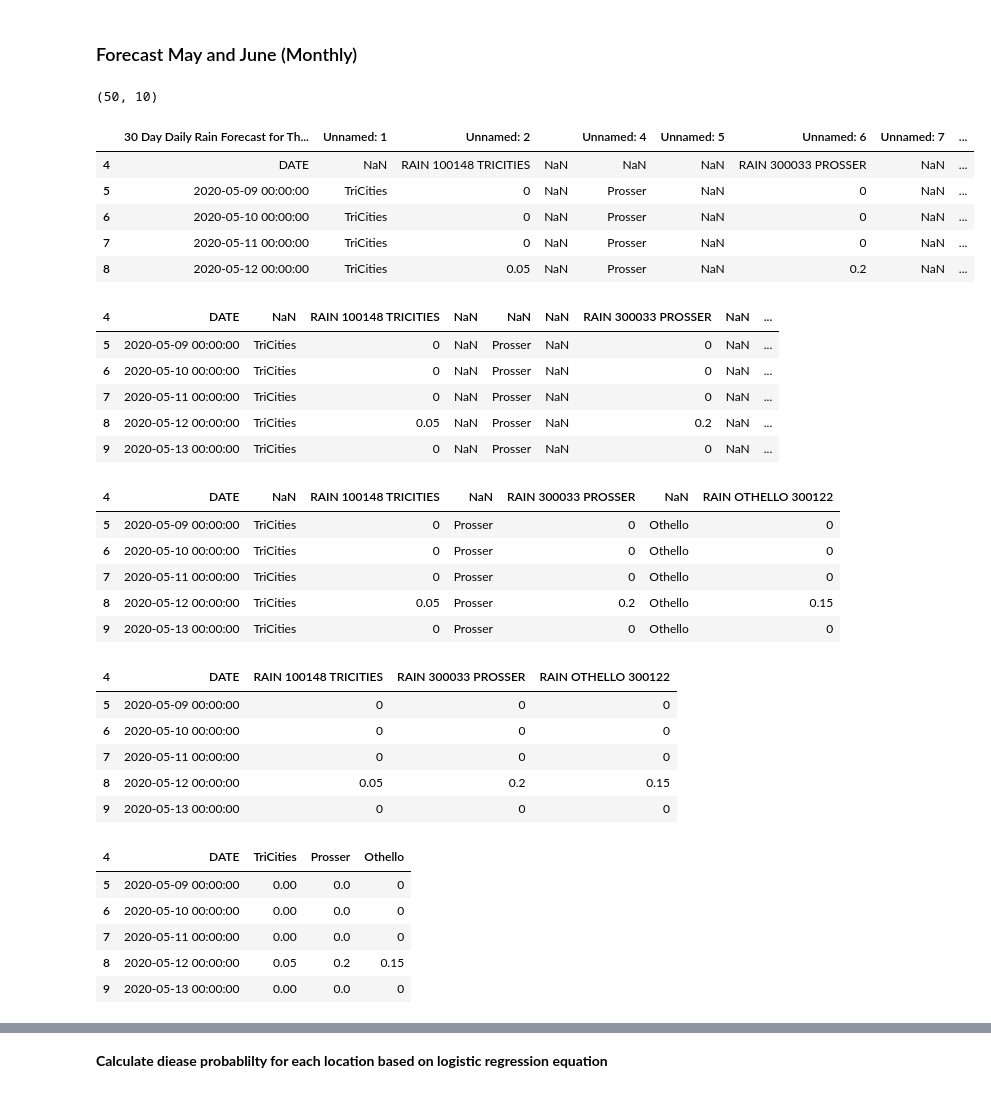
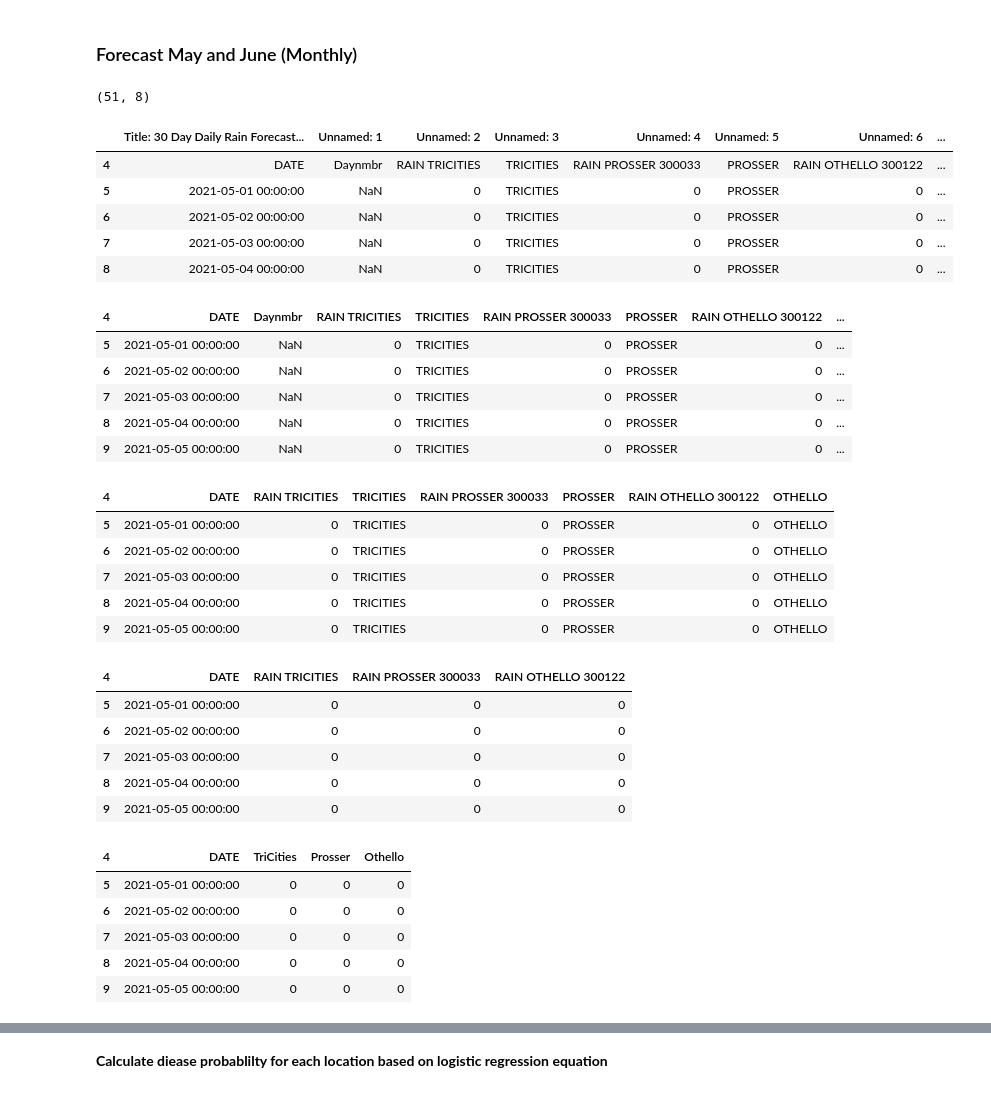
Before and after one commit to d-linnard/LateBlight, a Jupyter notebook: Scripts/Lateblight_2021.ipynb, the cells around one changed output, grey strips where cells are left out. Drawn from its saved outputs; the diff is of its cells as text; code cells hidden in the pictures.

Commit message:
forecasts week1

```diff
--- a/Scripts/Lateblight_2021.ipynb
+++ b/Scripts/Lateblight_2021.ipynb
@@ -208,63 +209,63 @@ RainDays_April_Tricities = np.array(grouped['RainyDays'][(grouped['Station']=='T
 # %% [markdown]
 ### Forecast May and June (Monthly)
 # %%
-df_forecast = pd.read_excel('C:/Users/sudha.gcupadhaya/Desktop/LateBlight/Forecasts/30DaySpotForecasts/5-9_6-13.xlsx', engine='openpyxl')
+df_forecast = pd.read_excel('C:/Users/sudha.gcupadhaya/Desktop/LateBlight/Data/2021/Week1//5-1_6-4.xlsx', engine='openpyxl')
 print(df_forecast.shape)
 df_forecast = df_forecast.iloc[4:41]
 df_forecast.head()
 # %% [output]
-(50, 10)
+(51, 8)
-|  | 30 Day Daily Rain Forecast for Th... | Unnamed: 1 | Unnamed: 2 |  | Unnamed: 4 | Unnamed: 5 | Unnamed: 6 | Unnamed: 7 | ... |
-| 4 | DATE | NaN | RAIN 100148 TRICITIES | NaN | NaN | NaN | RAIN 300033 PROSSER | NaN | ... |
-| 5 | 2020-05-09 00:00:00 | TriCities | 0 | NaN | Prosser | NaN | 0 | NaN | ... |
-| 6 | 2020-05-10 00:00:00 | TriCities | 0 | NaN | Prosser | NaN | 0 | NaN | ... |
-| 7 | 2020-05-11 00:00:00 | TriCities | 0 | NaN | Prosser | NaN | 0 | NaN | ... |
-| 8 | 2020-05-12 00:00:00 | TriCities | 0.05 | NaN | Prosser | NaN | 0.2 | NaN | ... |
+|  | Title: 30 Day Daily Rain Forecast... | Unnamed: 1 | Unnamed: 2 | Unnamed: 3 | Unnamed: 4 | Unnamed: 5 | Unnamed: 6 | ... |
+| 4 | DATE | Daynmbr | RAIN TRICITIES | TRICITIES | RAIN PROSSER 300033 | PROSSER | RAIN OTHELLO 300122 | ... |
+| 5 | 2021-05-01 00:00:00 | NaN | 0 | TRICITIES | 0 | PROSSER | 0 | ... |
+| 6 | 2021-05-02 00:00:00 | NaN | 0 | TRICITIES | 0 | PROSSER | 0 | ... |
+| 7 | 2021-05-03 00:00:00 | NaN | 0 | TRICITIES | 0 | PROSSER | 0 | ... |
+| 8 | 2021-05-04 00:00:00 | NaN | 0 | TRICITIES | 0 | PROSSER | 0 | ... |
 # %%
 df_forecast.columns = df_forecast.iloc[0]#rename column
 df_forecast = df_forecast.drop([4])#drop forth row
 df_forecast.head()
 # %% [output]
-| 4 | DATE | NaN | RAIN 100148 TRICITIES | NaN | NaN | NaN | RAIN 300033 PROSSER | NaN | ... |
-| 5 | 2020-05-09 00:00:00 | TriCities | 0 | NaN | Prosser | NaN | 0 | NaN | ... |
-| 6 | 2020-05-10 00:00:00 | TriCities | 0 | NaN | Prosser | NaN | 0 | NaN | ... |
-| 7 | 2020-05-11 00:00:00 | TriCities | 0 | NaN | Prosser | NaN | 0 | NaN | ... |
-| 8 | 2020-05-12 00:00:00 | TriCities | 0.05 | NaN | Prosser | NaN | 0.2 | NaN | ... |
-| 9 | 2020-05-13 00:00:00 | TriCities | 0 | NaN | Prosser | NaN | 0 | NaN | ... |
+| 4 | DATE | Daynmbr | RAIN TRICITIES | TRICITIES | RAIN PROSSER 300033 | PROSSER | RAIN OTHELLO 300122 | ... |
+| 5 | 2021-05-01 00:00:00 | NaN | 0 | TRICITIES | 0 | PROSSER | 0 | ... |
+| 6 | 2021-05-02 00:00:00 | NaN | 0 | TRICITIES | 0 | PROSSER | 0 | ... |
+| 7 | 2021-05-03 00:00:00 | NaN | 0 | TRICITIES | 0 | PROSSER | 0 | ... |
+| 8 | 2021-05-04 00:00:00 | NaN | 0 | TRICITIES | 0 | PROSSER | 0 | ... |
+| 9 | 2021-05-05 00:00:00 | NaN | 0 | TRICITIES | 0 | PROSSER | 0 | ... |
 # %%
 df_forecast = df_forecast.loc[:, df_forecast.isnull().mean() < .8]
 df_forecast.head()
 # %% [output]
-| 4 | DATE | NaN | RAIN 100148 TRICITIES | NaN | RAIN 300033 PROSSER | NaN | RAIN OTHELLO 300122 |
-| 5 | 2020-05-09 00:00:00 | TriCities | 0 | Prosser | 0 | Othello | 0 |
-| 6 | 2020-05-10 00:00:00 | TriCities | 0 | Prosser | 0 | Othello | 0 |
-| 7 | 2020-05-11 00:00:00 | TriCities | 0 | Prosser | 0 | Othello | 0 |
-| 8 | 2020-05-12 00:00:00 | TriCities | 0.05 | Prosser | 0.2 | Othello | 0.15 |
-| 9 | 2020-05-13 00:00:00 | TriCities | 0 | Prosser | 0 | Othello | 0 |
+| 4 | DATE | RAIN TRICITIES | TRICITIES | RAIN PROSSER 300033 | PROSSER | RAIN OTHELLO 300122 | OTHELLO |
+| 5 | 2021-05-01 00:00:00 | 0 | TRICITIES | 0 | PROSSER | 0 | OTHELLO |
+| 6 | 2021-05-02 00:00:00 | 0 | TRICITIES | 0 | PROSSER | 0 | OTHELLO |
+| 7 | 2021-05-03 00:00:00 | 0 | TRICITIES | 0 | PROSSER | 0 | OTHELLO |
+| 8 | 2021-05-04 00:00:00 | 0 | TRICITIES | 0 | PROSSER | 0 | OTHELLO |
+| 9 | 2021-05-05 00:00:00 | 0 | TRICITIES | 0 | PROSSER | 0 | OTHELLO |
 # %%
-df_simple = df_forecast[["DATE","RAIN 100148 TRICITIES","RAIN 300033 PROSSER", "RAIN OTHELLO 300122"]]
+df_simple = df_forecast[["DATE","RAIN TRICITIES","RAIN PROSSER 300033", "RAIN OTHELLO 300122"]]
 df_simple.head()
 # %% [output]
-| 4 | DATE | RAIN 100148 TRICITIES | RAIN 300033 PROSSER | RAIN OTHELLO 300122 |
-| 5 | 2020-05-09 00:00:00 | 0 | 0 | 0 |
-| 6 | 2020-05-10 00:00:00 | 0 | 0 | 0 |
-| 7 | 2020-05-11 00:00:00 | 0 | 0 | 0 |
-| 8 | 2020-05-12 00:00:00 | 0.05 | 0.2 | 0.15 |
-| 9 | 2020-05-13 00:00:00 | 0 | 0 | 0 |
+| 4 | DATE | RAIN TRICITIES | RAIN PROSSER 300033 | RAIN OTHELLO 300122 |
+| 5 | 2021-05-01 00:00:00 | 0 | 0 | 0 |
+| 6 | 2021-05-02 00:00:00 | 0 | 0 | 0 |
+| 7 | 2021-05-03 00:00:00 | 0 | 0 | 0 |
+| 8 | 2021-05-04 00:00:00 | 0 | 0 | 0 |
+| 9 | 2021-05-05 00:00:00 | 0 | 0 | 0 |
 # %%
-df_simple = df_simple.rename(columns={"RAIN 100148 TRICITIES": "TriCities",
-                          "RAIN 300033 PROSSER": "Prosser",
+df_simple = df_simple.rename(columns={"RAIN TRICITIES": "TriCities",
+                          "RAIN PROSSER 300033": "Prosser",
                          "RAIN OTHELLO 300122": "Othello"})
 cols_to_check = ['TriCities', 'Prosser', 'Othello']
 df_simple[cols_to_check] = df_simple[cols_to_check].replace({'>=':''}, regex=True)
 df_simple.head()
 # %% [output]
 | 4 | DATE | TriCities | Prosser | Othello |
-| 5 | 2020-05-09 00:00:00 | 0.00 | 0.0 | 0 |
-| 6 | 2020-05-10 00:00:00 | 0.00 | 0.0 | 0 |
-| 7 | 2020-05-11 00:00:00 | 0.00 | 0.0 | 0 |
-| 8 | 2020-05-12 00:00:00 | 0.05 | 0.2 | 0.15 |
-| 9 | 2020-05-13 00:00:00 | 0.00 | 0.0 | 0 |
+| 5 | 2021-05-01 00:00:00 | 0 | 0 | 0 |
+| 6 | 2021-05-02 00:00:00 | 0 | 0 | 0 |
+| 7 | 2021-05-03 00:00:00 | 0 | 0 | 0 |
+| 8 | 2021-05-04 00:00:00 | 0 | 0 | 0 |
+| 9 | 2021-05-05 00:00:00 | 0 | 0 | 0 |
 # %%
 df_simple.index = pd.to_datetime(df_simple['DATE'],format='%m/%d/%y %I:%M%p')
 df_simple.head()
```
Also changed, not shown: parts of 20 cells of this notebook, 16 other files.
